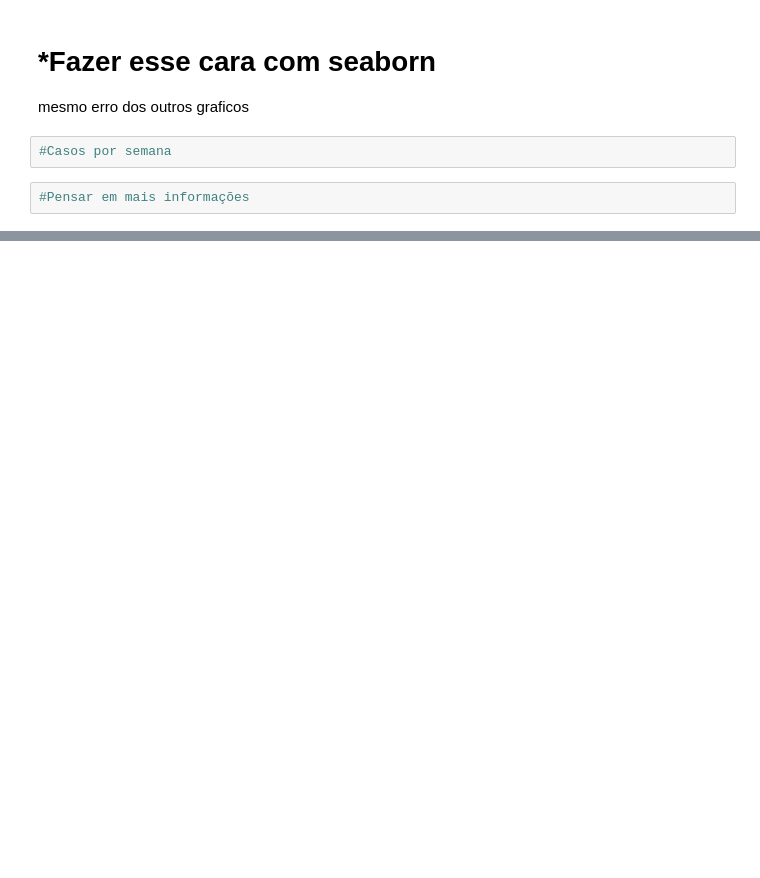
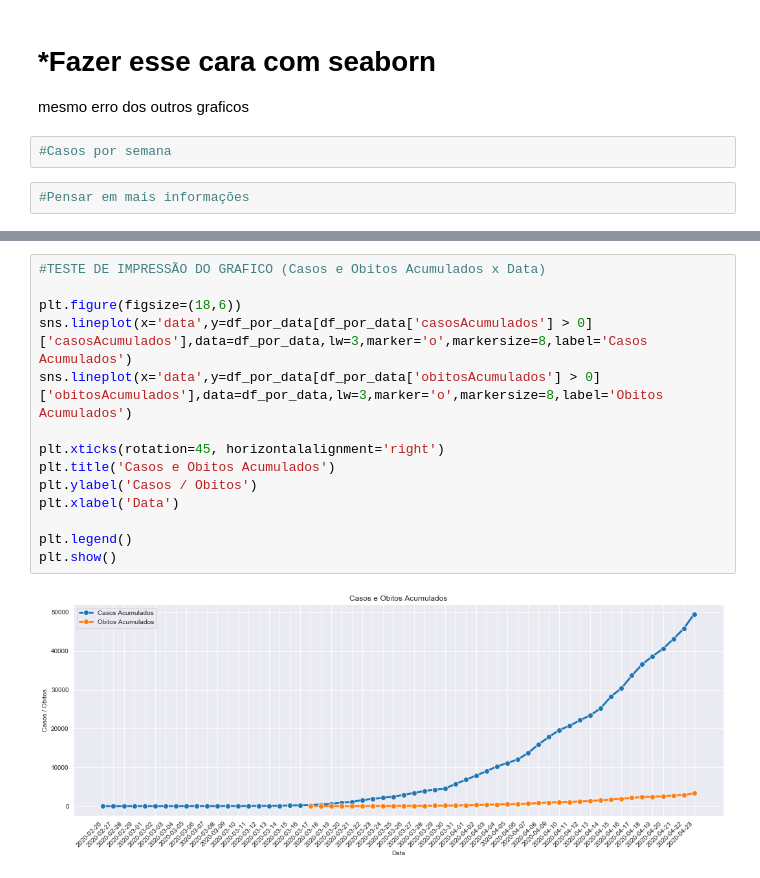
Before and after one commit to Rafaelcerq28/Analise_Covid-19, a Jupyter notebook: Visualização COVID-19.ipynb, the cells around one changed output, grey strips where cells are left out. Saved outputs shown, nothing was run; the diff lists cells and outputs as text; blank space fills up the shorter version.

```diff
--- a/Visualização COVID-19.ipynb
+++ b/Visualização COVID-19.ipynb
@@ -151,0 +196,16 @@ mesmo erro dos outros graficos
+# %%
+#TESTE DE IMPRESSÃO DO GRAFICO (Casos e Obitos Acumulados x Data)
+
+plt.figure(figsize=(18,6))
+sns.lineplot(x='data',y=df_por_data[df_por_data['casosAcumulados'] > 0]['casosAcumulados'],data=df_por_data,lw=3,marker='o',markersize=8,label='Casos Acumulados')
+sns.lineplot(x='data',y=df_por_data[df_por_data['obitosAcumulados'] > 0]['obitosAcumulados'],data=df_por_data,lw=3,marker='o',markersize=8,label='Obitos Acumulados')
+
+plt.xticks(rotation=45, horizontalalignment='right')
+plt.title('Casos e Obitos Acumulados')
+plt.ylabel('Casos / Obitos')
+plt.xlabel('Data')
+
+plt.legend()
+plt.show()
+# %% [output]
+[figure, added]
```
Also changed, not shown: parts of 13 cells of this notebook, 1 other file.
